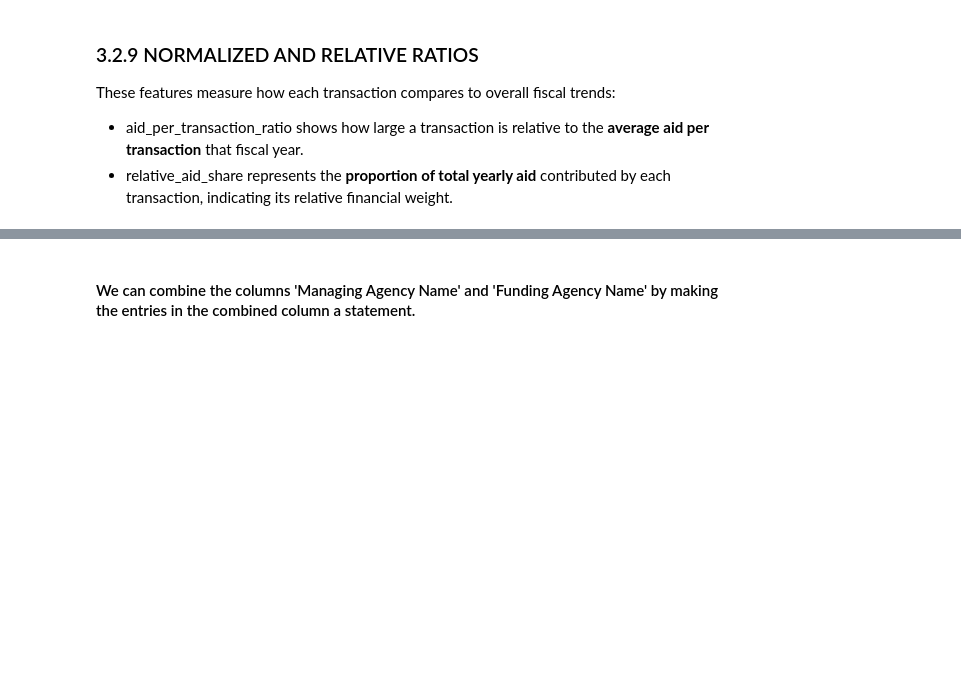
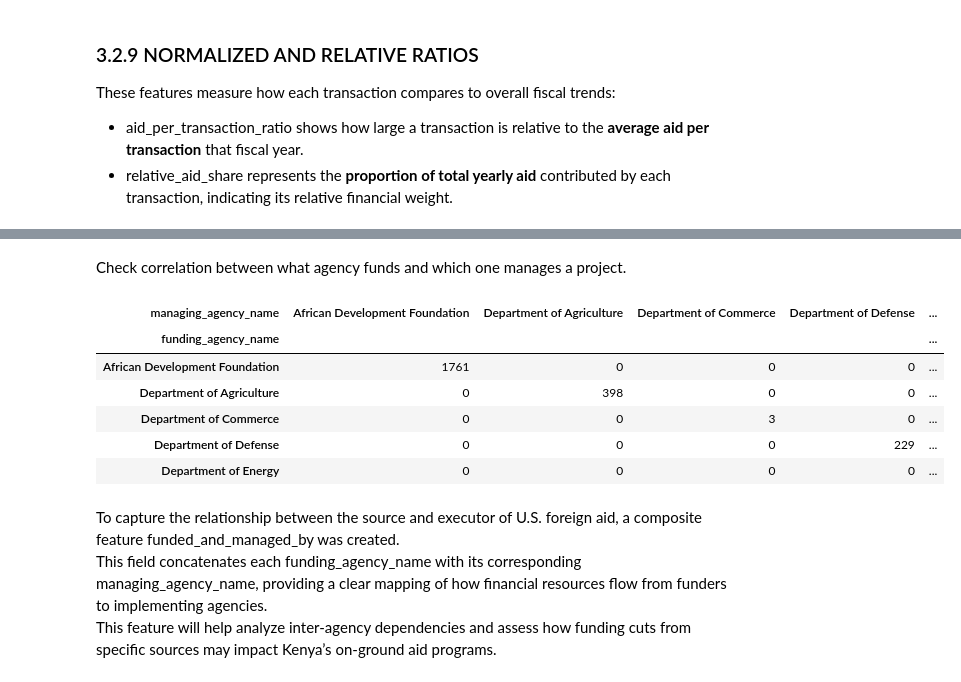
Before and after one commit to Vain-Guy/Impact-Of-Foreign-Cutoff-on-Kenya, a Jupyter notebook: Notebooks/Main.ipynb, the cells around one changed output, grey strips where cells are left out. Saved outputs shown, nothing was run; the diff lists cells and outputs as text; code cells hidden in the pictures; blank space fills up the shorter version.

```diff
--- a/Notebooks/Main.ipynb
+++ b/Notebooks/Main.ipynb
@@ -794,6 +794,6 @@ def assign_category(text_entry):
     # If no match is found after checking all categories
     return 'Other/Unspecified'
 
-data["us_sector"] = data["us_sector_name"].apply(assign_category)
-data["us_sector"].value_counts()
+data["us_sector_name"] = data["us_sector_name"].apply(assign_category)
+data["us_sector_name"].value_counts()
 # %% [output]
@@ -1110,3 +1093,5 @@ We could convert the current dollar amount into categorical data which may be si
 # %%
-data['transaction_size']=pd.qcut(data['current_dollar_amount'],\
-                                 q=3, labels=['Low','Medium','High'] )
+data['transaction_size'] = pd.qcut(
+    data['current_dollar_amount'].rank(method='first'),
+    q=3, labels=['Low', 'Medium', 'High']
+)
@@ -1137,5 +1145,20 @@ Unique values in managing_agency_name: 20
+# %% [markdown]
+Check correlation between what agency funds and which one manages a project.
+# %%
+cross_tab = pd.crosstab(data['funding_agency_name'], data['managing_agency_name'])
+cross_tab.head()
+# %% [output]
+| managing_agency_name | African Development Foundation | Department of Agriculture | Department of Commerce | Department of Defense | ... |
+| funding_agency_name |  |  |  |  | ... |
+| African Development Foundation | 1761 | 0 | 0 | 0 | ... |
+| Department of Agriculture | 0 | 398 | 0 | 0 | ... |
+| Department of Commerce | 0 | 0 | 3 | 0 | ... |
+| Department of Defense | 0 | 0 | 0 | 229 | ... |
+| Department of Energy | 0 | 0 | 0 | 0 | ... |
 # %% [markdown]
-#### We can combine the columns 'Managing Agency Name' and 'Funding Agency Name' by making the entries in the combined column a statement.
+To capture the relationship between the source and executor of U.S. foreign aid, a composite feature funded_and_managed_by was created.
+This field concatenates each funding_agency_name with its corresponding managing_agency_name, providing a clear mapping of how financial resources flow from funders to implementing agencies.
+This feature will help analyze inter-agency dependencies and assess how funding cuts from specific sources may impact Kenya’s on-ground aid programs.
 # %%
 data['funded_and_managed_by']=(data['funding_agency_name'].astype(str).fillna('')+ \
                                   ' managed by ' + data['managing_agency_name'].astype(str).fillna('')
```
Also changed, not shown: parts of 22 cells of this notebook.
